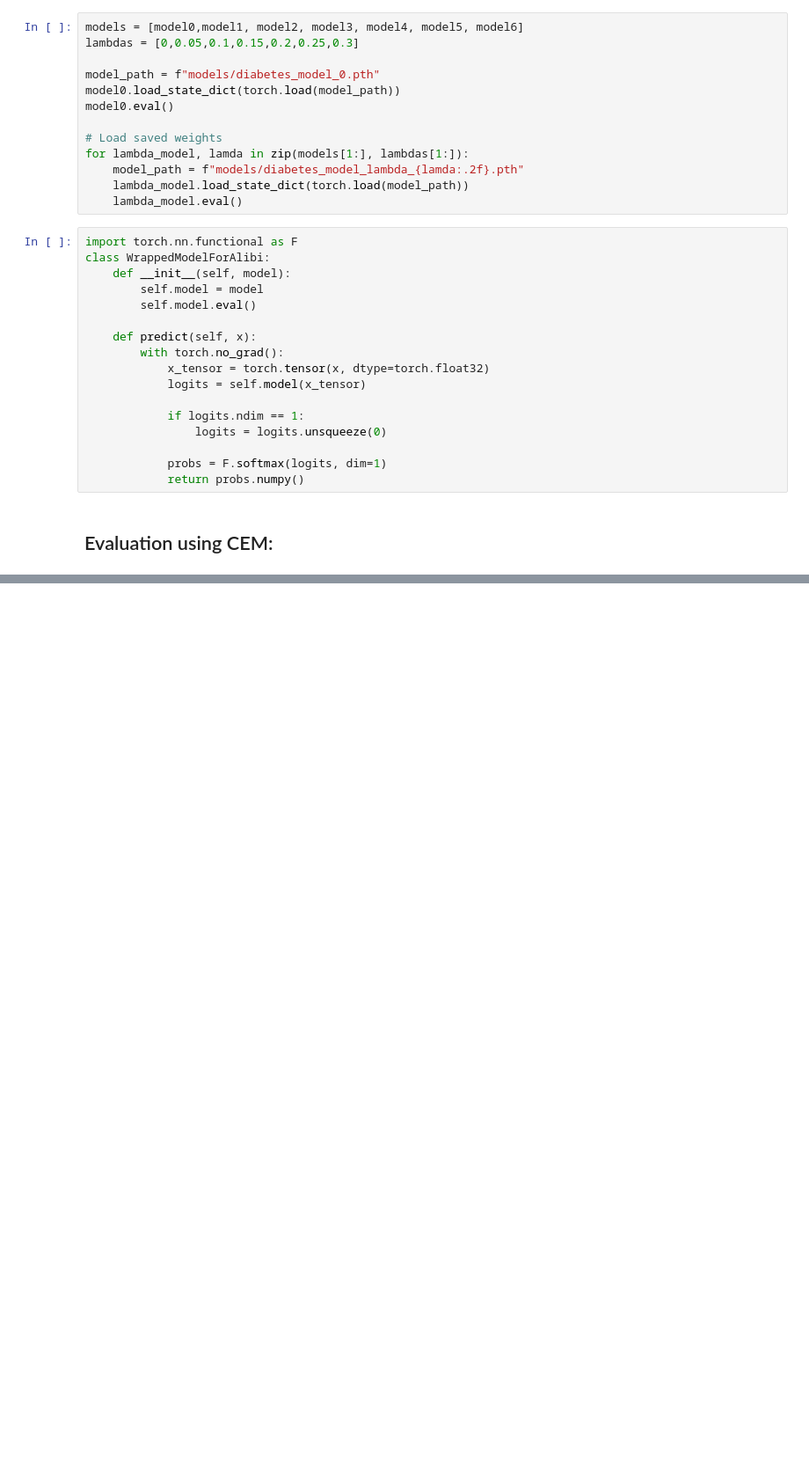
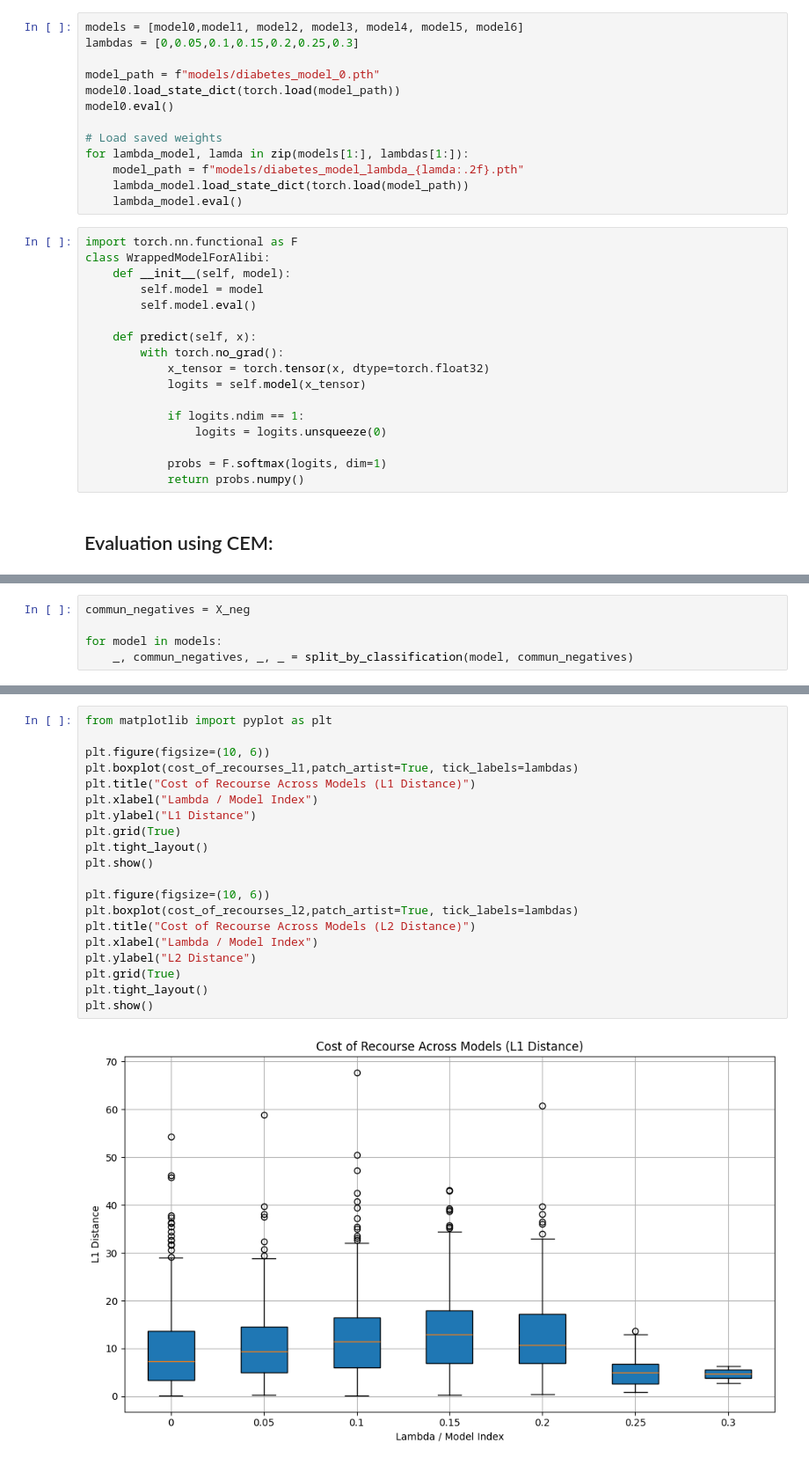
Before and after one commit to ahmedhammami2002/BachelorArbeitSoSe2025, a Jupyter notebook: Diabetes_Eval_CEM.ipynb, the cells around one changed output, grey strips where cells are left out. Shown at 88% size. Cells and saved outputs as stored; diff of their text form; blank space fills up the shorter version.

Commit message:
did some plots and redid some of the experiments

```diff
--- a/Diabetes_Eval_CEM.ipynb
+++ b/Diabetes_Eval_CEM.ipynb
@@ -191,0 +195,5 @@ plt.grid(True)
+# %%
+commun_negatives = X_neg
+
+for model in models:
+    _, commun_negatives, _, _ = split_by_classification(model, commun_negatives)
@@ -191,0 +284,22 @@ plt.grid(True)
+# %%
+from matplotlib import pyplot as plt
+
+plt.figure(figsize=(10, 6))
+plt.boxplot(cost_of_recourses_l1,patch_artist=True, tick_labels=lambdas)
+plt.title("Cost of Recourse Across Models (L1 Distance)")
+plt.xlabel("Lambda / Model Index")
+plt.ylabel("L1 Distance")
+plt.grid(True)
+plt.tight_layout()
+plt.show()
+
+plt.figure(figsize=(10, 6))
+plt.boxplot(cost_of_recourses_l2,patch_artist=True, tick_labels=lambdas)
+plt.title("Cost of Recourse Across Models (L2 Distance)")
+plt.xlabel("Lambda / Model Index")
+plt.ylabel("L2 Distance")
+plt.grid(True)
+plt.tight_layout()
+plt.show()
+# %% [output]
+[figure, added]
```
Also changed, not shown: parts of 7 cells of this notebook, 4 other files.
